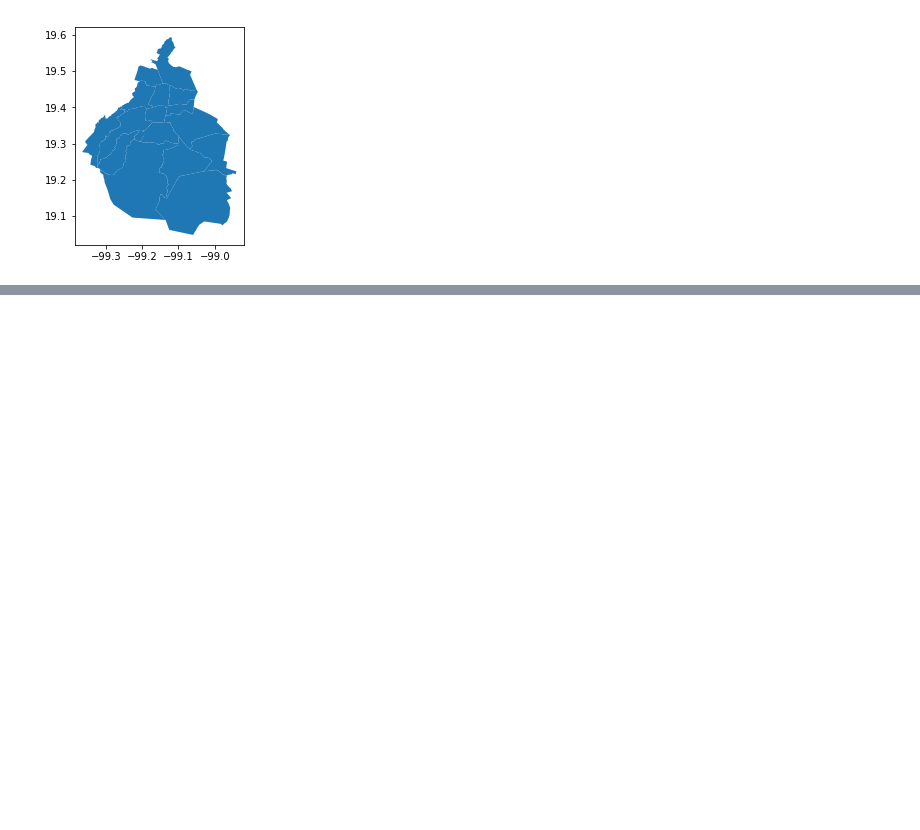
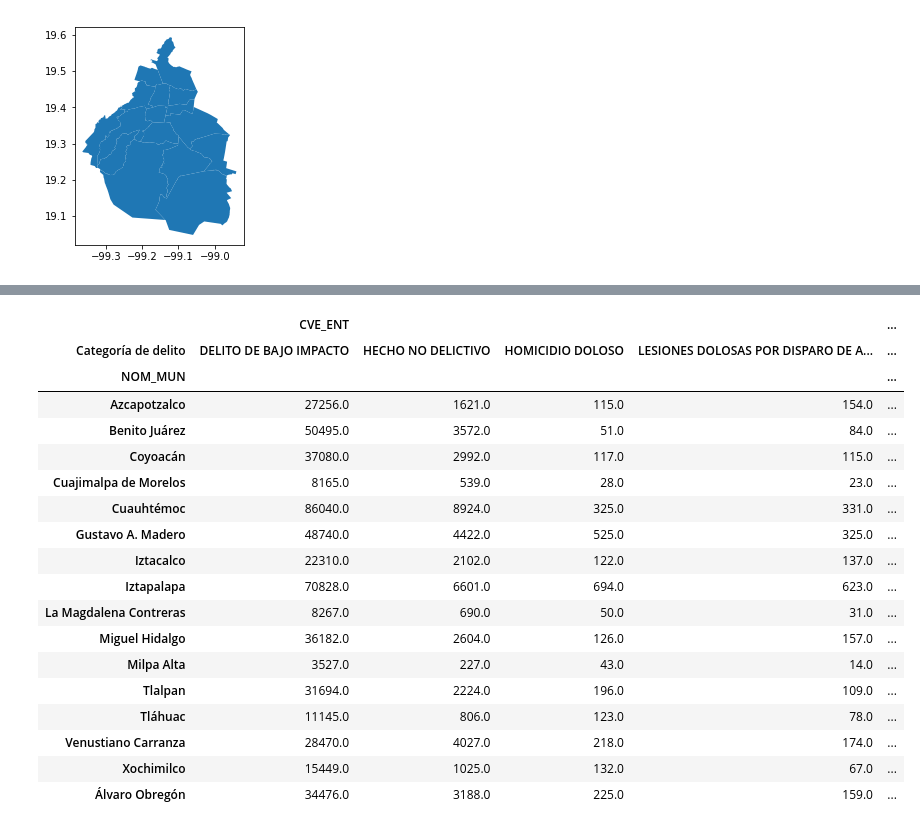
Before and after one commit to godinenbicicleta/geopandas-tutorial, a Jupyter notebook: GeoPandasTutorial.ipynb, the cells around one changed output, grey strips where cells are left out. Cells and saved outputs as stored; diff of their text form; code cells hidden in the pictures; blank space fills up the shorter version.

```diff
--- a/GeoPandasTutorial.ipynb
+++ b/GeoPandasTutorial.ipynb
@@ -130,0 +170,24 @@ OSError: Could not find libspatialindex_c library file
+# %%
+#lo mismo pero por categoria de crimen
+
+delegaciones_data.groupby(["NOM_MUN","Categoría de delito"])[["CVE_ENT"]].count().unstack(1)
+# %% [output]
+|  | CVE_ENT |  |  |  | ... |
+| Categoría de delito | DELITO DE BAJO IMPACTO | HECHO NO DELICTIVO | HOMICIDIO DOLOSO | LESIONES DOLOSAS POR DISPARO DE A... | ... |
+| NOM_MUN |  |  |  |  | ... |
+| Azcapotzalco | 27256.0 | 1621.0 | 115.0 | 154.0 | ... |
+| Benito Juárez | 50495.0 | 3572.0 | 51.0 | 84.0 | ... |
+| Coyoacán | 37080.0 | 2992.0 | 117.0 | 115.0 | ... |
+| Cuajimalpa de Morelos | 8165.0 | 539.0 | 28.0 | 23.0 | ... |
+| Cuauhtémoc | 86040.0 | 8924.0 | 325.0 | 331.0 | ... |
+| Gustavo A. Madero | 48740.0 | 4422.0 | 525.0 | 325.0 | ... |
+| Iztacalco | 22310.0 | 2102.0 | 122.0 | 137.0 | ... |
+| Iztapalapa | 70828.0 | 6601.0 | 694.0 | 623.0 | ... |
+| La Magdalena Contreras | 8267.0 | 690.0 | 50.0 | 31.0 | ... |
+| Miguel Hidalgo | 36182.0 | 2604.0 | 126.0 | 157.0 | ... |
+| Milpa Alta | 3527.0 | 227.0 | 43.0 | 14.0 | ... |
+| Tlalpan | 31694.0 | 2224.0 | 196.0 | 109.0 | ... |
+| Tláhuac | 11145.0 | 806.0 | 123.0 | 78.0 | ... |
+| Venustiano Carranza | 28470.0 | 4027.0 | 218.0 | 174.0 | ... |
+| Xochimilco | 15449.0 | 1025.0 | 132.0 | 67.0 | ... |
+| Álvaro Obregón | 34476.0 | 3188.0 | 225.0 | 159.0 | ... |
```
Also changed, not shown: parts of 8 cells of this notebook.
